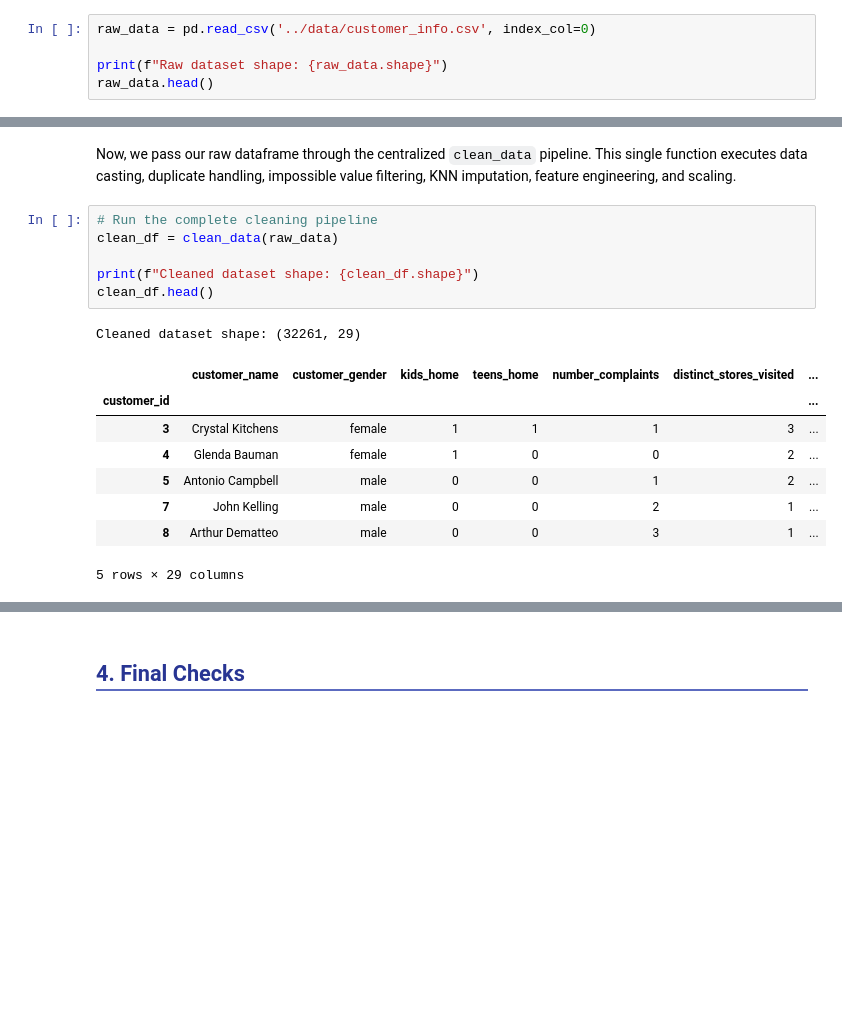
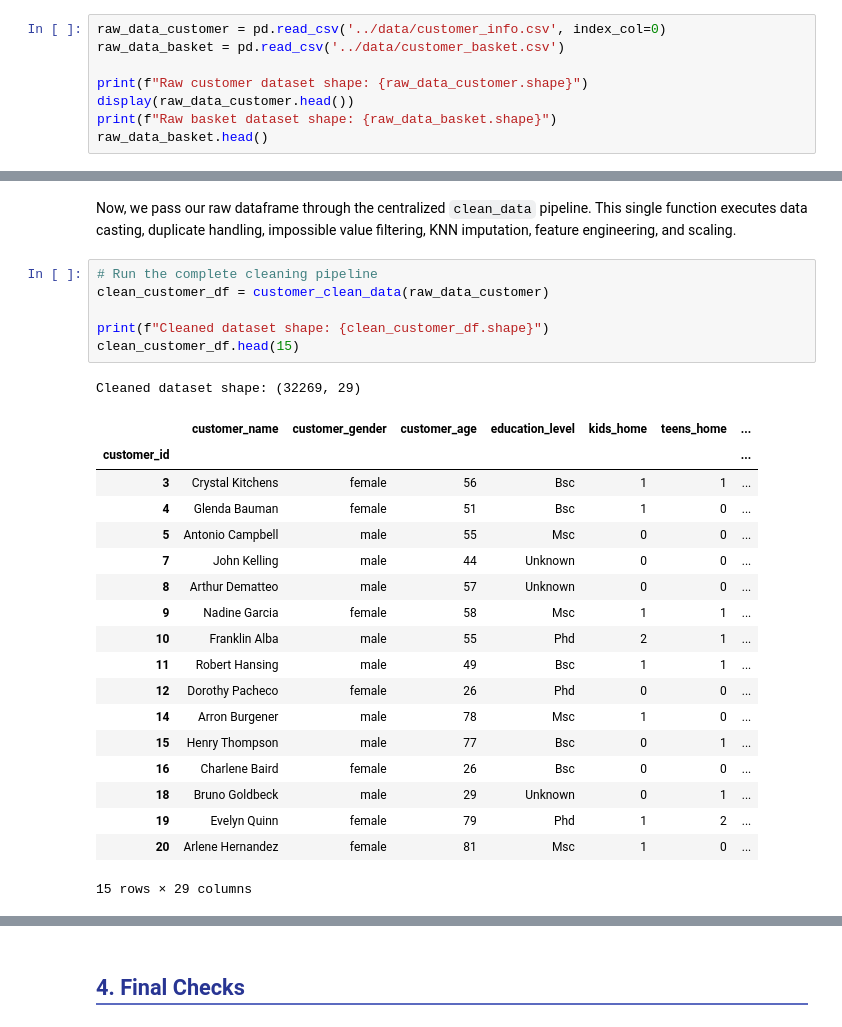
Before and after one commit to tiago2806/ml_project, a Jupyter notebook: notebooks/02_Data_Preprocessing.ipynb, the cells around one changed output, grey strips where cells are left out. Cells and saved outputs as stored; diff of their text form; blank space fills up the shorter version.

```diff
--- a/notebooks/02_Data_Preprocessing.ipynb
+++ b/notebooks/02_Data_Preprocessing.ipynb
@@ -40,8 +40,11 @@ The autoreload extension is already loaded. To reload it, use:
 # %% [markdown]
 <h2 style="color: #283593; border-bottom: 2px solid #5C6BC0; padding-bottom: 5px; margin-top: 30px;">2. Import Raw Data</h2>
 # %%
-raw_data = pd.read_csv('../data/customer_info.csv', index_col=0)
+raw_data_customer = pd.read_csv('../data/customer_info.csv', index_col=0)
+raw_data_basket = pd.read_csv('../data/customer_basket.csv')
 
-print(f"Raw dataset shape: {raw_data.shape}")
-raw_data.head()
+print(f"Raw customer dataset shape: {raw_data_customer.shape}")
+display(raw_data_customer.head())
+print(f"Raw basket dataset shape: {raw_data_basket.shape}")
+raw_data_basket.head()
 # %% [output]
@@ -60,17 +70,27 @@ Raw dataset shape: (33038, 24)
 Now, we pass our raw dataframe through the centralized `clean_data` pipeline. This single function executes data casting, duplicate handling, impossible value filtering, KNN imputation, feature engineering, and scaling.
 # %%
 # Run the complete cleaning pipeline
-clean_df = clean_data(raw_data)
+clean_customer_df = customer_clean_data(raw_data_customer)
 
-print(f"Cleaned dataset shape: {clean_df.shape}")
-clean_df.head()
+print(f"Cleaned dataset shape: {clean_customer_df.shape}")
+clean_customer_df.head(15)
 # %% [output]
-Cleaned dataset shape: (32261, 29)
+Cleaned dataset shape: (32269, 29)
-|  | customer_name | customer_gender | kids_home | teens_home | number_complaints | distinct_stores_visited | ... |
+|  | customer_name | customer_gender | customer_age | education_level | kids_home | teens_home | ... |
 | customer_id |  |  |  |  |  |  | ... |
-| 3 | Crystal Kitchens | female | 1 | 1 | 1 | 3 | ... |
-| 4 | Glenda Bauman | female | 1 | 0 | 0 | 2 | ... |
-| 5 | Antonio Campbell | male | 0 | 0 | 1 | 2 | ... |
-| 7 | John Kelling | male | 0 | 0 | 2 | 1 | ... |
-| 8 | Arthur Dematteo | male | 0 | 0 | 3 | 1 | ... |
+| 3 | Crystal Kitchens | female | 56 | Bsc | 1 | 1 | ... |
+| 4 | Glenda Bauman | female | 51 | Bsc | 1 | 0 | ... |
+| 5 | Antonio Campbell | male | 55 | Msc | 0 | 0 | ... |
+| 7 | John Kelling | male | 44 | Unknown | 0 | 0 | ... |
+| 8 | Arthur Dematteo | male | 57 | Unknown | 0 | 0 | ... |
+| 9 | Nadine Garcia | female | 58 | Msc | 1 | 1 | ... |
+| 10 | Franklin Alba | male | 55 | Phd | 2 | 1 | ... |
+| 11 | Robert Hansing | male | 49 | Bsc | 1 | 1 | ... |
+| 12 | Dorothy Pacheco | female | 26 | Phd | 0 | 0 | ... |
+| 14 | Arron Burgener | male | 78 | Msc | 1 | 0 | ... |
+| 15 | Henry Thompson | male | 77 | Bsc | 0 | 1 | ... |
+| 16 | Charlene Baird | female | 26 | Bsc | 0 | 0 | ... |
+| 18 | Bruno Goldbeck | male | 29 | Unknown | 0 | 1 | ... |
+| 19 | Evelyn Quinn | female | 79 | Phd | 1 | 2 | ... |
+| 20 | Arlene Hernandez | female | 81 | Msc | 1 | 0 | ... |
-5 rows × 29 columns
+15 rows × 29 columns
```
Also changed, not shown: parts of 5 cells of this notebook, 2 other files.
